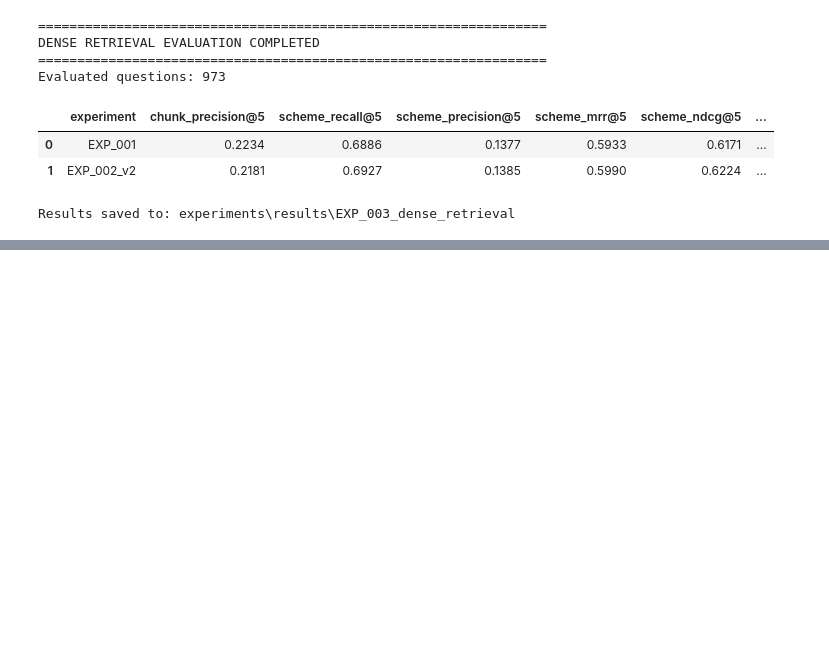
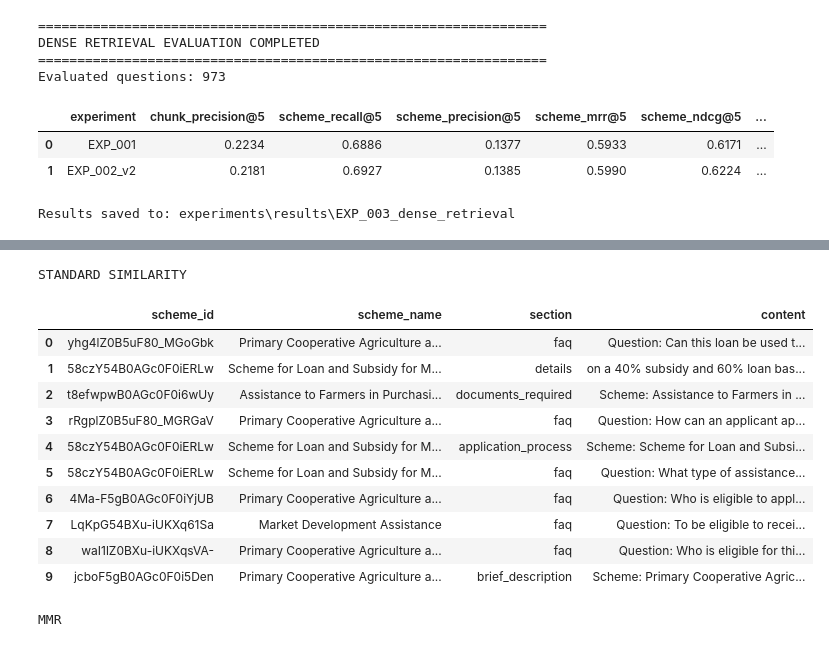
Before and after one commit to devendraaa/SEVA_Ai, a Jupyter notebook: notebooks/09_retrieval_on_golden_dataset.ipynb, the cells around one changed output, grey strips where cells are left out. Cells and saved outputs as stored; diff of their text form; code cells hidden in the pictures; blank space fills up the shorter version.

Commit message:
retrieval analysis started

```diff
--- a/notebooks/09_retrieval_on_golden_dataset.ipynb
+++ b/notebooks/09_retrieval_on_golden_dataset.ipynb
@@ -427,0 +446,12 @@ Warning: You are sending unauthenticated requests to the HF Hub. Please set a HF
+# %%
+from pathlib import Path
+import json
+path = Path("G:\\SEVA_Ai\\Seva_ai_data\\vs_data\\Raw\\all_schemes\\all_schemes.json")
+
+with open(path, "r", encoding="utf-8") as f:
+    all_schemes = json.load(f)
+
+scheme_lookup = {
+    scheme["scheme_id"]: scheme["name"]
+    for scheme in all_schemes
+}
@@ -427,0 +529,59 @@ Warning: You are sending unauthenticated requests to the HF Hub. Please set a HF
+# %%
+import pandas as pd
+query = "I am a farmer and need a loan to buy fertilizer."
+
+# Standard similarity retrieval
+similarity_results = vectorstore.similarity_search(
+    query,
+    k=10
+)
+
+# MMR retrieval
+mmr_results = vectorstore.max_marginal_relevance_search(
+    query,
+    k=10,
+    fetch_k=30,
+    lambda_mult=0.5
+)
+
+def get_scheme_ranking(docs):
+
+    return [
+        {
+            "scheme_id": doc.metadata.get("scheme_id"),
+            "scheme_name": scheme_lookup.get(
+                doc.metadata.get("scheme_id")
+            ),
+            "section": doc.metadata.get("section"),
+            "content": doc.page_content[:200]
+        }
+        for doc in docs
+    ]
+
+similarity_df = pd.DataFrame(
+    get_scheme_ranking(similarity_results)
+)
+
+mmr_df = pd.DataFrame(
+    get_scheme_ranking(mmr_results)
+)
+
+print("STANDARD SIMILARITY")
+display(similarity_df)
+
+print("MMR")
+display(mmr_df)
+# %% [output]
+STANDARD SIMILARITY
+|  | scheme_id | scheme_name | section | content |
+| 0 | yhg4lZ0B5uF80_MGoGbk | Primary Cooperative Agriculture a... | faq | Question: Can this loan be used t... |
+| 1 | 58czY54B0AGc0F0iERLw | Scheme for Loan and Subsidy for M... | details | on a 40% subsidy and 60% loan bas... |
+| 2 | t8efwpwB0AGc0F0i6wUy | Assistance to Farmers in Purchasi... | documents_required | Scheme: Assistance to Farmers in ... |
+| 3 | rRgplZ0B5uF80_MGRGaV | Primary Cooperative Agriculture a... | faq | Question: How can an applicant ap... |
+| 4 | 58czY54B0AGc0F0iERLw | Scheme for Loan and Subsidy for M... | application_process | Scheme: Scheme for Loan and Subsi... |
+| 5 | 58czY54B0AGc0F0iERLw | Scheme for Loan and Subsidy for M... | faq | Question: What type of assistance... |
+| 6 | 4Ma-F5gB0AGc0F0iYjUB | Primary Cooperative Agriculture a... | faq | Question: Who is eligible to appl... |
+| 7 | LqKpG54BXu-iUKXq61Sa | Market Development Assistance | faq | Question: To be eligible to recei... |
+| 8 | waI1lZ0BXu-iUKXqsVA- | Primary Cooperative Agriculture a... | faq | Question: Who is eligible for thi... |
+| 9 | jcboF5gB0AGc0F0i5Den | Primary Cooperative Agriculture a... | brief_description | Scheme: Primary Cooperative Agric... |
+MMR
```
Also changed, not shown: parts of 6 cells of this notebook, 1 other file.
